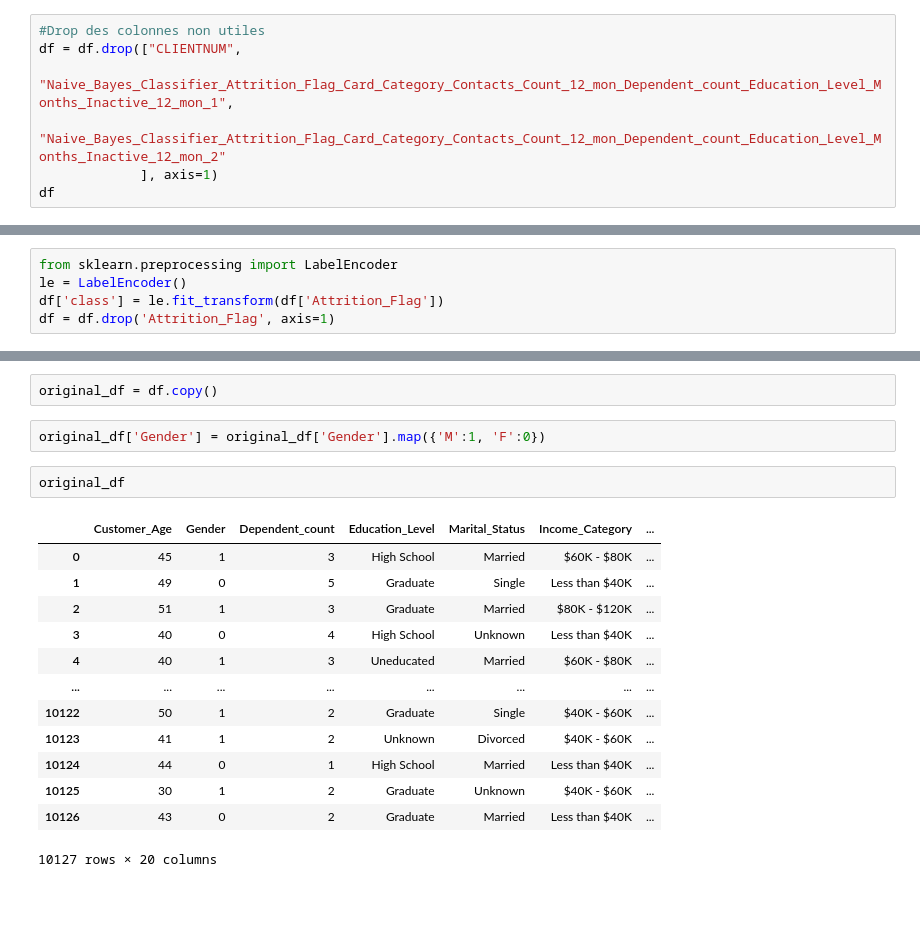
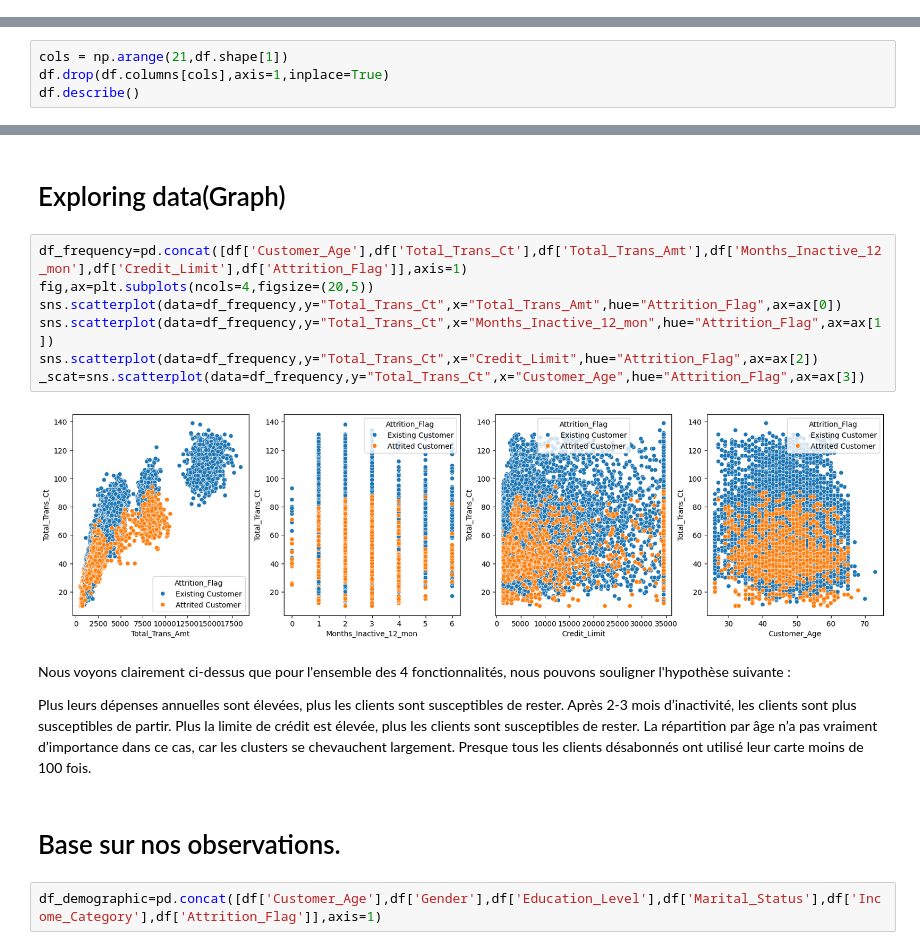
Before and after one commit to ludovicCR/Churn_Rate, a Jupyter notebook: Scketch_churn.ipynb, the cells around one changed output, grey strips where cells are left out. Drawn from its saved outputs; the diff is of its cells as text; blank space fills up the shorter version.

```diff
--- a/Scketch_churn.ipynb
+++ b/Scketch_churn.ipynb
@@ -22,7 +17,0 @@ df
-# %%
-#Drop des colonnes non utiles
-df = df.drop(["CLIENTNUM",
-              "Naive_Bayes_Classifier_Attrition_Flag_Card_Category_Contacts_Count_12_mon_Dependent_count_Education_Level_Months_Inactive_12_mon_1",
-              "Naive_Bayes_Classifier_Attrition_Flag_Card_Category_Contacts_Count_12_mon_Dependent_count_Education_Level_Months_Inactive_12_mon_2"
-             ], axis=1)
-df
@@ -42,0 +18,4 @@ df
+# %%
+cols = np.arange(21,df.shape[1])
+df.drop(df.columns[cols],axis=1,inplace=True)
+df.describe()
@@ -61,8 +50,3 @@ Total_Trans_Ct              0
 Total_Ct_Chng_Q4_Q1         0
 Avg_Utilization_Ratio       0
 dtype: int64
-# %%
-from sklearn.preprocessing import LabelEncoder
-le = LabelEncoder()
-df['class'] = le.fit_transform(df['Attrition_Flag'])
-df = df.drop('Attrition_Flag', axis=1)
@@ -85,20 +53,23 @@ df
-# %%
-original_df = df.copy()
-# %%
-original_df['Gender'] = original_df['Gender'].map({'M':1, 'F':0})
-# %%
-original_df
-# %% [output]
-|  | Customer_Age | Gender | Dependent_count | Education_Level | Marital_Status | Income_Category | ... |
-| 0 | 45 | 1 | 3 | High School | Married | $60K - $80K | ... |
-| 1 | 49 | 0 | 5 | Graduate | Single | Less than $40K | ... |
-| 2 | 51 | 1 | 3 | Graduate | Married | $80K - $120K | ... |
-| 3 | 40 | 0 | 4 | High School | Unknown | Less than $40K | ... |
-| 4 | 40 | 1 | 3 | Uneducated | Married | $60K - $80K | ... |
-| ... | ... | ... | ... | ... | ... | ... | ... |
-| 10122 | 50 | 1 | 2 | Graduate | Single | $40K - $60K | ... |
-| 10123 | 41 | 1 | 2 | Unknown | Divorced | $40K - $60K | ... |
-| 10124 | 44 | 0 | 1 | High School | Married | Less than $40K | ... |
-| 10125 | 30 | 1 | 2 | Graduate | Unknown | $40K - $60K | ... |
-| 10126 | 43 | 0 | 2 | Graduate | Married | Less than $40K | ... |
-10127 rows × 20 columns
+# %% [markdown]
+# Exploring data(Graph)
+# %%
+df_frequency=pd.concat([df['Customer_Age'],df['Total_Trans_Ct'],df['Total_Trans_Amt'],df['Months_Inactive_12_mon'],df['Credit_Limit'],df['Attrition_Flag']],axis=1)
+fig,ax=plt.subplots(ncols=4,figsize=(20,5))
+sns.scatterplot(data=df_frequency,y="Total_Trans_Ct",x="Total_Trans_Amt",hue="Attrition_Flag",ax=ax[0])
+sns.scatterplot(data=df_frequency,y="Total_Trans_Ct",x="Months_Inactive_12_mon",hue="Attrition_Flag",ax=ax[1])
+sns.scatterplot(data=df_frequency,y="Total_Trans_Ct",x="Credit_Limit",hue="Attrition_Flag",ax=ax[2])
+_scat=sns.scatterplot(data=df_frequency,y="Total_Trans_Ct",x="Customer_Age",hue="Attrition_Flag",ax=ax[3])
+# %% [output]
+[figure, added]
+# %% [markdown]
+Nous voyons clairement ci-dessus que pour l'ensemble des 4 fonctionnalités, nous pouvons souligner l'hypothèse suivante :
+
+Plus leurs dépenses annuelles sont élevées, plus les clients sont susceptibles de rester.
+Après 2-3 mois d’inactivité, les clients sont plus susceptibles de partir.
+Plus la limite de crédit est élevée, plus les clients sont susceptibles de rester.
+La répartition par âge n’a pas vraiment d’importance dans ce cas, car les clusters se chevauchent largement.
+Presque tous les clients désabonnés ont utilisé leur carte moins de 100 fois.
+# %% [markdown]
+# Base sur nos observations.
+# %%
+df_demographic=pd.concat([df['Customer_Age'],df['Gender'],df['Education_Level'],df['Marital_Status'],df['Income_Category'],df['Attrition_Flag']],axis=1)
```
Also changed, not shown: parts of 49 cells of this notebook.
